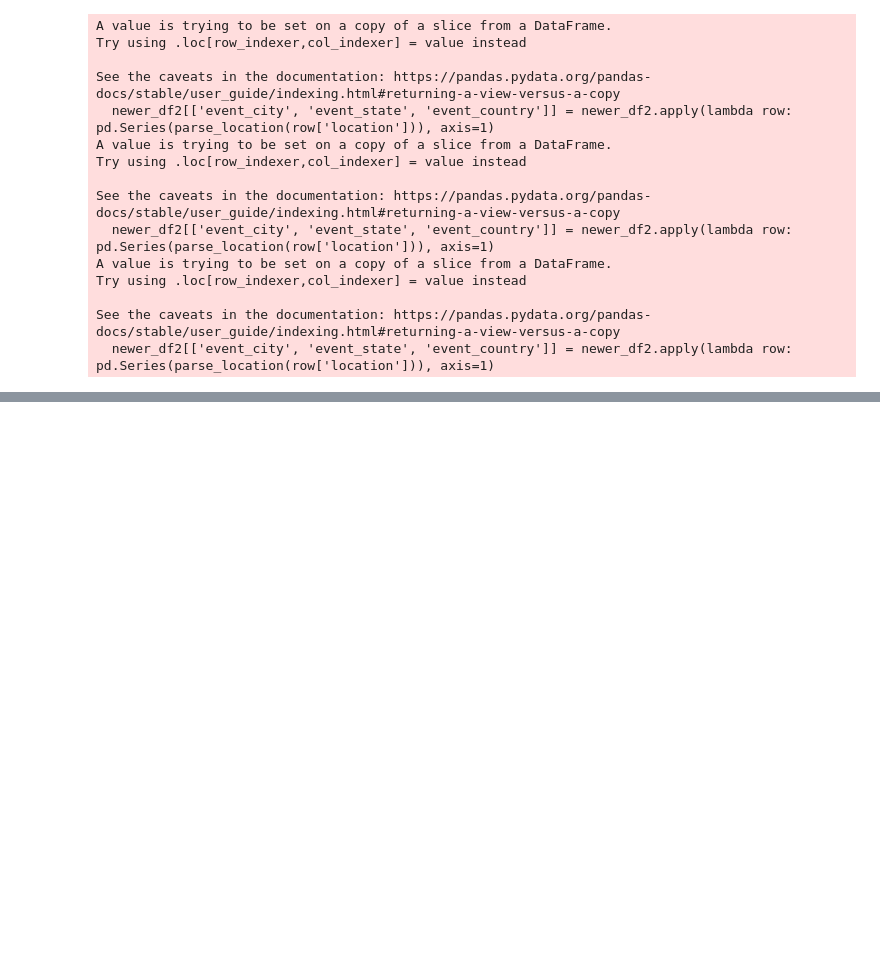
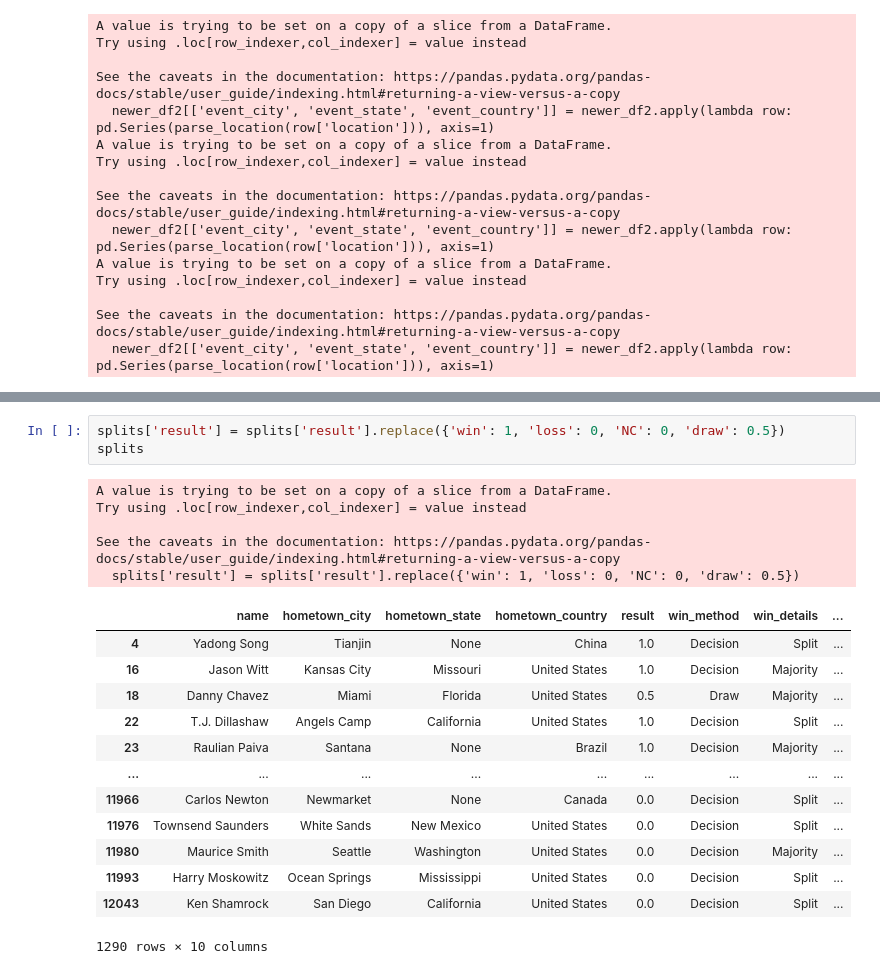
Before and after one commit to tstreet24/Sports, a Jupyter notebook: sports.ipynb, the cells around one changed output, grey strips where cells are left out. Drawn from its saved outputs; the diff is of its cells as text; blank space fills up the shorter version.

```diff
--- a/sports.ipynb
+++ b/sports.ipynb
@@ -647,0 +361,22 @@ newer_df2.head(5)
+# %%
+splits['result'] = splits['result'].replace({'win': 1, 'loss': 0, 'NC': 0, 'draw': 0.5})
+splits
+# %% [output]
+A value is trying to be set on a copy of a slice from a DataFrame.
+Try using .loc[row_indexer,col_indexer] = value instead
+
+See the caveats in the documentation: https://pandas.pydata.org/pandas-docs/stable/user_guide/indexing.html#returning-a-view-versus-a-copy
+  splits['result'] = splits['result'].replace({'win': 1, 'loss': 0, 'NC': 0, 'draw': 0.5})
+|  | name | hometown_city | hometown_state | hometown_country | result | win_method | win_details | ... |
+| 4 | Yadong Song | Tianjin | None | China | 1.0 | Decision | Split | ... |
+| 16 | Jason Witt | Kansas City | Missouri | United States | 1.0 | Decision | Majority | ... |
+| 18 | Danny Chavez | Miami | Florida | United States | 0.5 | Draw | Majority | ... |
+| 22 | T.J. Dillashaw | Angels Camp | California | United States | 1.0 | Decision | Split | ... |
+| 23 | Raulian Paiva | Santana | None | Brazil | 1.0 | Decision | Majority | ... |
+| ... | ... | ... | ... | ... | ... | ... | ... | ... |
+| 11966 | Carlos Newton | Newmarket | None | Canada | 0.0 | Decision | Split | ... |
+| 11976 | Townsend Saunders | White Sands | New Mexico | United States | 0.0 | Decision | Split | ... |
+| 11980 | Maurice Smith | Seattle | Washington | United States | 0.0 | Decision | Majority | ... |
+| 11993 | Harry Moskowitz | Ocean Springs | Mississippi | United States | 0.0 | Decision | Split | ... |
+| 12043 | Ken Shamrock | San Diego | California | United States | 0.0 | Decision | Split | ... |
+1290 rows × 10 columns
```
Also changed, not shown: parts of 40 cells of this notebook.
